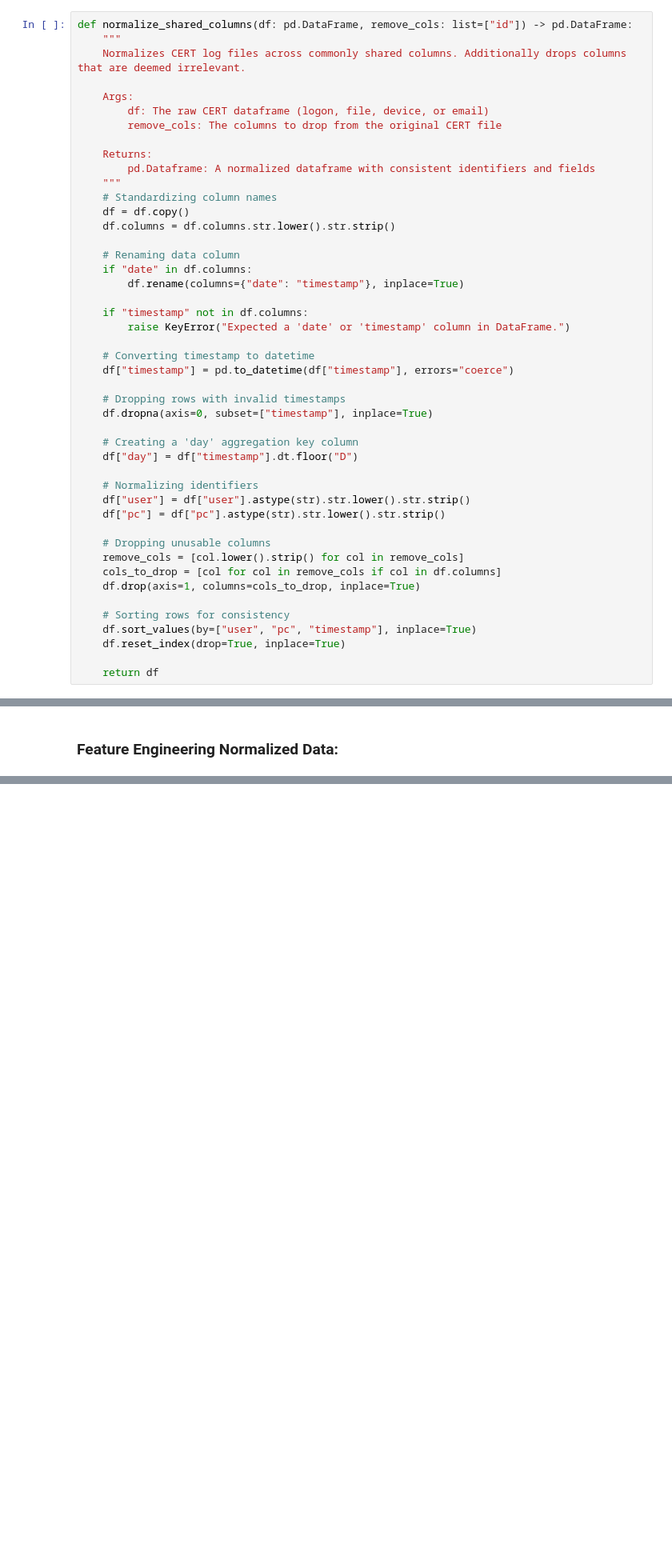
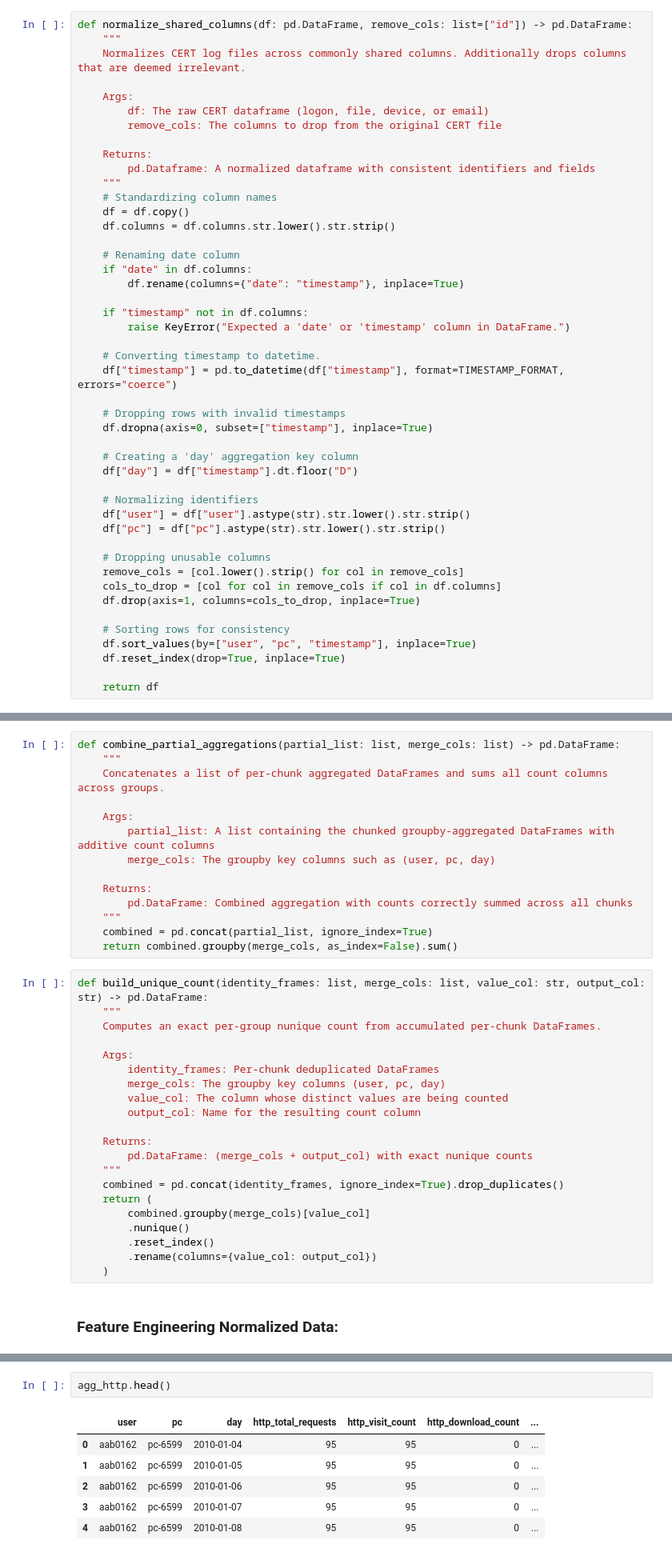
Before and after one commit to Aaron-Loera/Insider-Threat-Detection, a Jupyter notebook: CERT_Preprocessing.ipynb, the cells around one changed output, grey strips where cells are left out. Shown at 80% size. Cells and saved outputs as stored; diff of their text form; blank space fills up the shorter version.

```diff
--- a/CERT_Preprocessing.ipynb
+++ b/CERT_Preprocessing.ipynb
@@ -116,15 +170,15 @@ def normalize_shared_columns(df: pd.DataFrame, remove_cols: list=["id"]) -> pd.D
     df = df.copy()
     df.columns = df.columns.str.lower().str.strip()
 
-    # Renaming data column
+    # Renaming date column
     if "date" in df.columns:
         df.rename(columns={"date": "timestamp"}, inplace=True)
 
     if "timestamp" not in df.columns:
         raise KeyError("Expected a 'date' or 'timestamp' column in DataFrame.")
 
-    # Converting timestamp to datetime
-    df["timestamp"] = pd.to_datetime(df["timestamp"], errors="coerce")
+    # Converting timestamp to datetime.
+    df["timestamp"] = pd.to_datetime(df["timestamp"], format=TIMESTAMP_FORMAT, errors="coerce")
 
     # Dropping rows with invalid timestamps
     df.dropna(axis=0, subset=["timestamp"], inplace=True)
@@ -172,3 +322,38 @@ for file in files:
+# %%
+def combine_partial_aggregations(partial_list: list, merge_cols: list) -> pd.DataFrame:
+    """
+    Concatenates a list of per-chunk aggregated DataFrames and sums all count columns across groups.
+
+    Args:
+        partial_list: A list containing the chunked groupby-aggregated DataFrames with additive count columns
+        merge_cols: The groupby key columns such as (user, pc, day)
+
+    Returns:
+        pd.DataFrame: Combined aggregation with counts correctly summed across all chunks
+    """
+    combined = pd.concat(partial_list, ignore_index=True)
+    return combined.groupby(merge_cols, as_index=False).sum()
+# %%
+def build_unique_count(identity_frames: list, merge_cols: list, value_col: str, output_col: str) -> pd.DataFrame:
+    """
+    Computes an exact per-group nunique count from accumulated per-chunk DataFrames.
+
+    Args:
+        identity_frames: Per-chunk deduplicated DataFrames
+        merge_cols: The groupby key columns (user, pc, day)
+        value_col: The column whose distinct values are being counted
+        output_col: Name for the resulting count column
+
+    Returns:
+        pd.DataFrame: (merge_cols + output_col) with exact nunique counts
+    """
+    combined = pd.concat(identity_frames, ignore_index=True).drop_duplicates()
+    return (
+        combined.groupby(merge_cols)[value_col]
+        .nunique()
+        .reset_index()
+        .rename(columns={value_col: output_col})
+    )
 # %% [markdown]
 ### Feature Engineering Normalized Data:
 # %%
@@ -313,0 +609,9 @@ agg_emails.head()
+# %%
+agg_http.head()
+# %% [output]
+|  | user | pc | day | http_total_requests | http_visit_count | http_download_count | ... |
+| 0 | aab0162 | pc-6599 | 2010-01-04 | 95 | 95 | 0 | ... |
+| 1 | aab0162 | pc-6599 | 2010-01-05 | 95 | 95 | 0 | ... |
+| 2 | aab0162 | pc-6599 | 2010-01-06 | 95 | 95 | 0 | ... |
+| 3 | aab0162 | pc-6599 | 2010-01-07 | 95 | 95 | 0 | ... |
+| 4 | aab0162 | pc-6599 | 2010-01-08 | 95 | 95 | 0 | ... |
```
Also changed, not shown: parts of 61 cells of this notebook.
